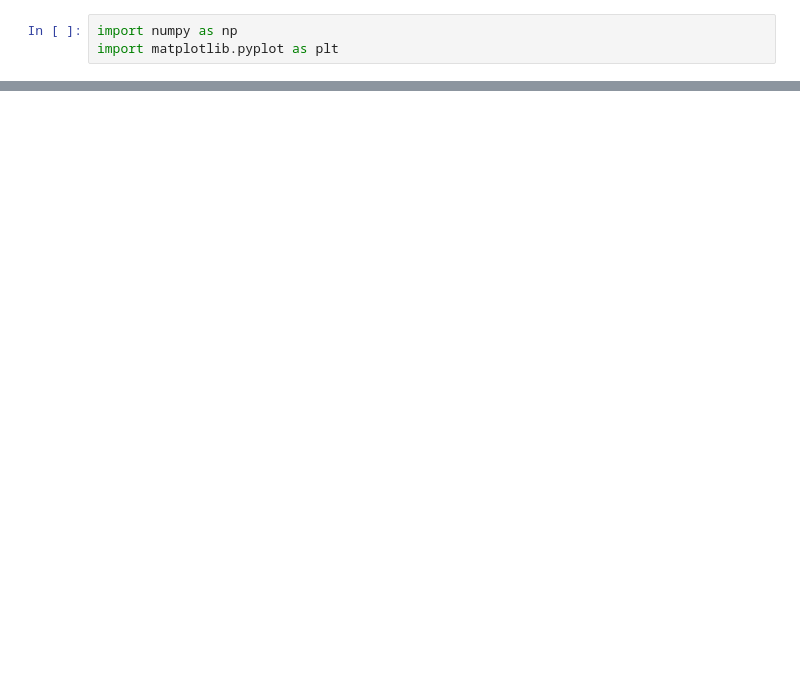
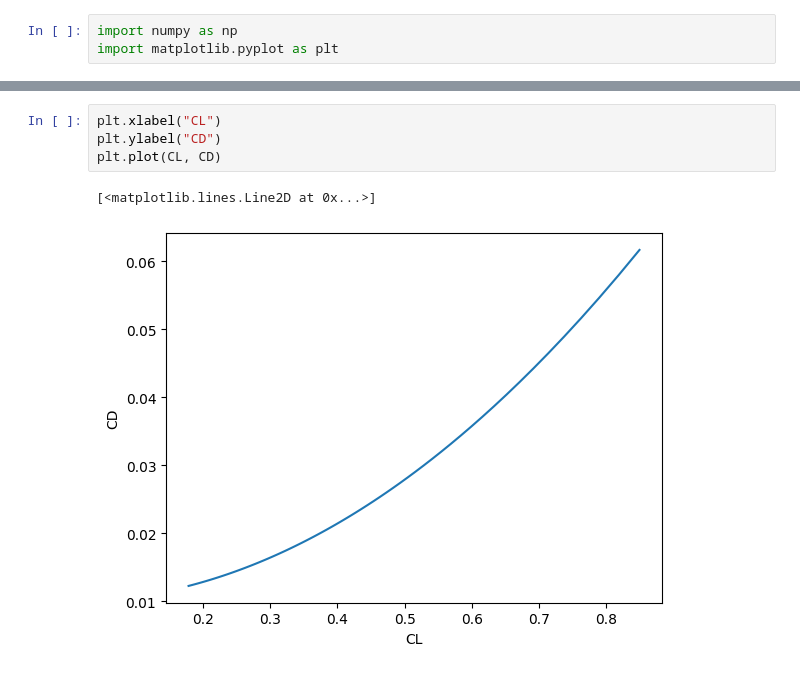
Before and after one commit to dannygraunke/VTOL-Vision, a Jupyter notebook: Initial_Calculations.ipynb, the cells around one changed output, grey strips where cells are left out. Drawn from its saved outputs; the diff is of its cells as text; blank space fills up the shorter version.

```diff
--- a/Initial_Calculations.ipynb
+++ b/Initial_Calculations.ipynb
@@ -35,0 +70,7 @@ plt.plot(NewS, NewLift)
+# %%
+plt.xlabel("CL")
+plt.ylabel("CD")
+plt.plot(CL, CD)
+# %% [output]
+[<matplotlib.lines.Line2D at 0x...>]
+[figure, added]
```
Also changed, not shown: parts of 5 cells of this notebook.
